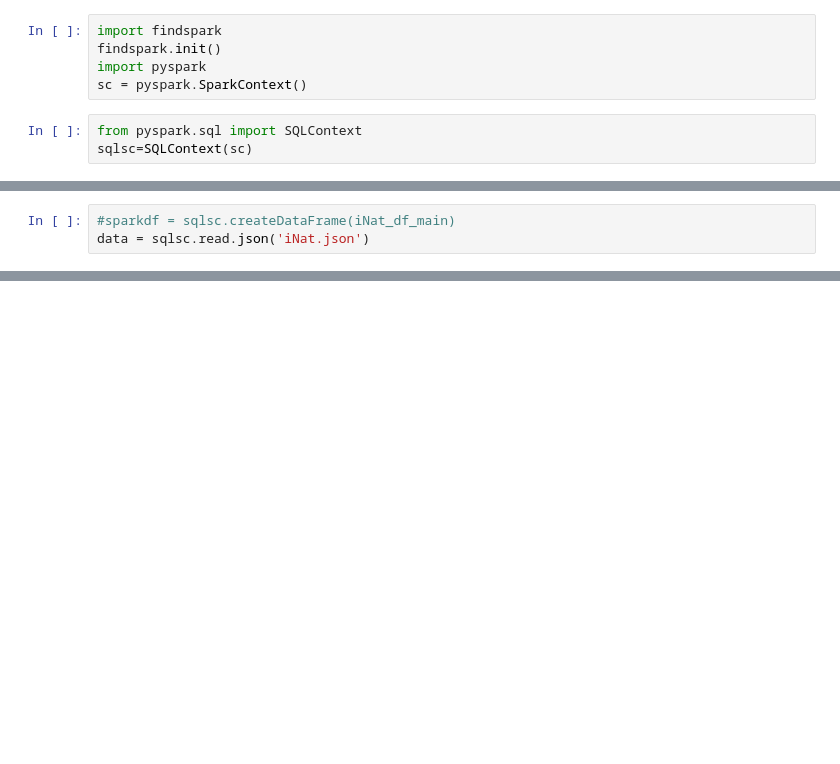
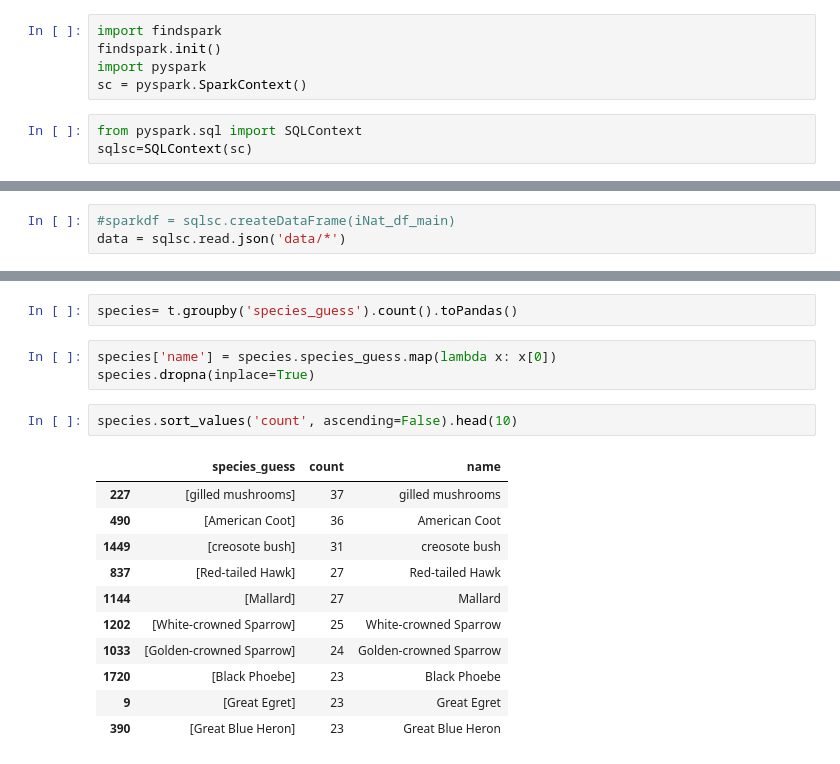
Before and after one commit to tjogesh/PredictingSpeciesIDs, a Jupyter notebook: iNaturalist_speciesID_spark.ipynb, the cells around one changed output, grey strips where cells are left out. Cells and saved outputs as stored; diff of their text form; blank space fills up the shorter version.

```diff
--- a/iNaturalist_speciesID_spark.ipynb
+++ b/iNaturalist_speciesID_spark.ipynb
@@ -57,4 +45,4 @@ with open('iNat.json', 'w') as outfile:
 # %%
 #sparkdf = sqlsc.createDataFrame(iNat_df_main)
-data = sqlsc.read.json('iNat.json')
+data = sqlsc.read.json('data/*')
 # %%
@@ -286,0 +172,19 @@ Row(captive=False, cached_votes_total=0, comments_count=0, community_taxon_id=No
+# %%
+species= t.groupby('species_guess').count().toPandas()
+# %%
+species['name'] = species.species_guess.map(lambda x: x[0])
+species.dropna(inplace=True)
+# %%
+species.sort_values('count', ascending=False).head(10)
+# %% [output]
+|  | species_guess | count | name |
+| 227 | [gilled mushrooms] | 37 | gilled mushrooms |
+| 490 | [American Coot] | 36 | American Coot |
+| 1449 | [creosote bush] | 31 | creosote bush |
+| 837 | [Red-tailed Hawk] | 27 | Red-tailed Hawk |
+| 1144 | [Mallard] | 27 | Mallard |
+| 1202 | [White-crowned Sparrow] | 25 | White-crowned Sparrow |
+| 1033 | [Golden-crowned Sparrow] | 24 | Golden-crowned Sparrow |
+| 1720 | [Black Phoebe] | 23 | Black Phoebe |
+| 9 | [Great Egret] | 23 | Great Egret |
+| 390 | [Great Blue Heron] | 23 | Great Blue Heron |
```
Also changed, not shown: parts of 26 cells of this notebook.
